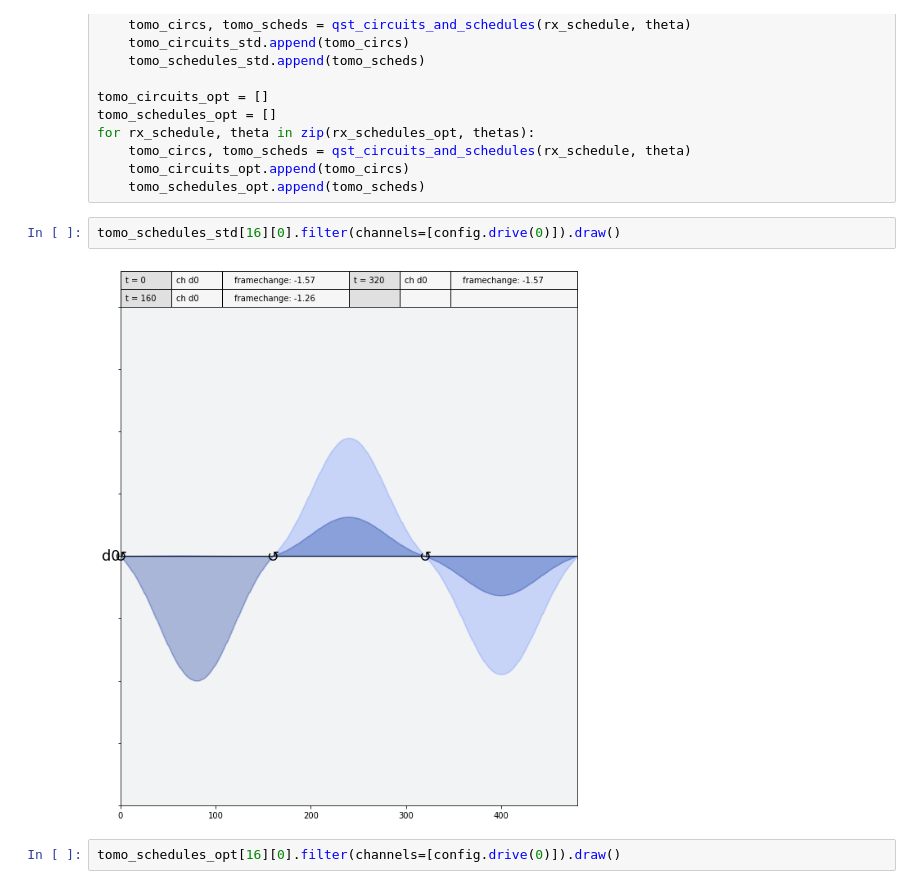
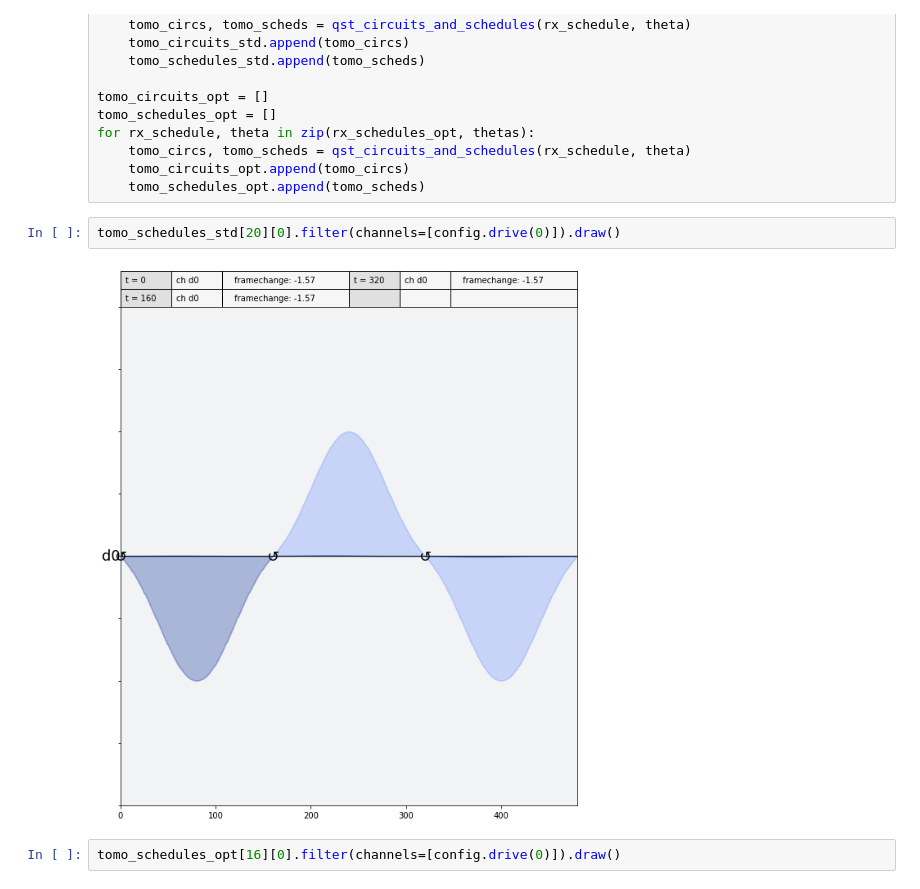
Before and after one commit to singular-value/optimizations_via_openpulse, a Jupyter notebook: RX_Tomo.ipynb, the cells around one changed output. Cells and saved outputs as stored; diff of their text form.

```diff
--- a/RX_Tomo.ipynb
+++ b/RX_Tomo.ipynb
@@ -153,9 +153,9 @@ for rx_schedule, theta in zip(rx_schedules_opt, thetas):
     tomo_circuits_opt.append(tomo_circs)
     tomo_schedules_opt.append(tomo_scheds)
 # %%
-tomo_schedules_std[16][0].filter(channels=[config.drive(0)]).draw()
+tomo_schedules_std[20][0].filter(channels=[config.drive(0)]).draw()
 # %% [output]
-[figure, old version]
+[figure, new version]
 # %%
 tomo_schedules_opt[16][0].filter(channels=[config.drive(0)]).draw()
 # %% [output]
```
Also changed, not shown: 1 other file.
